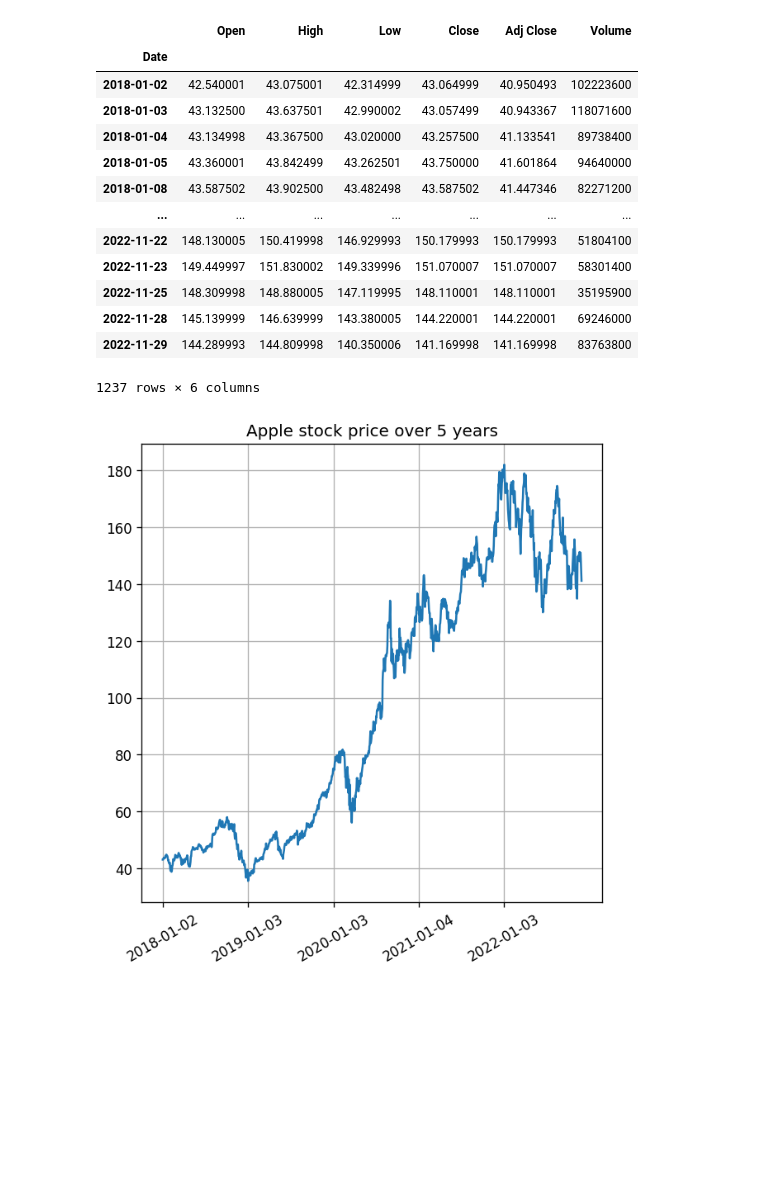
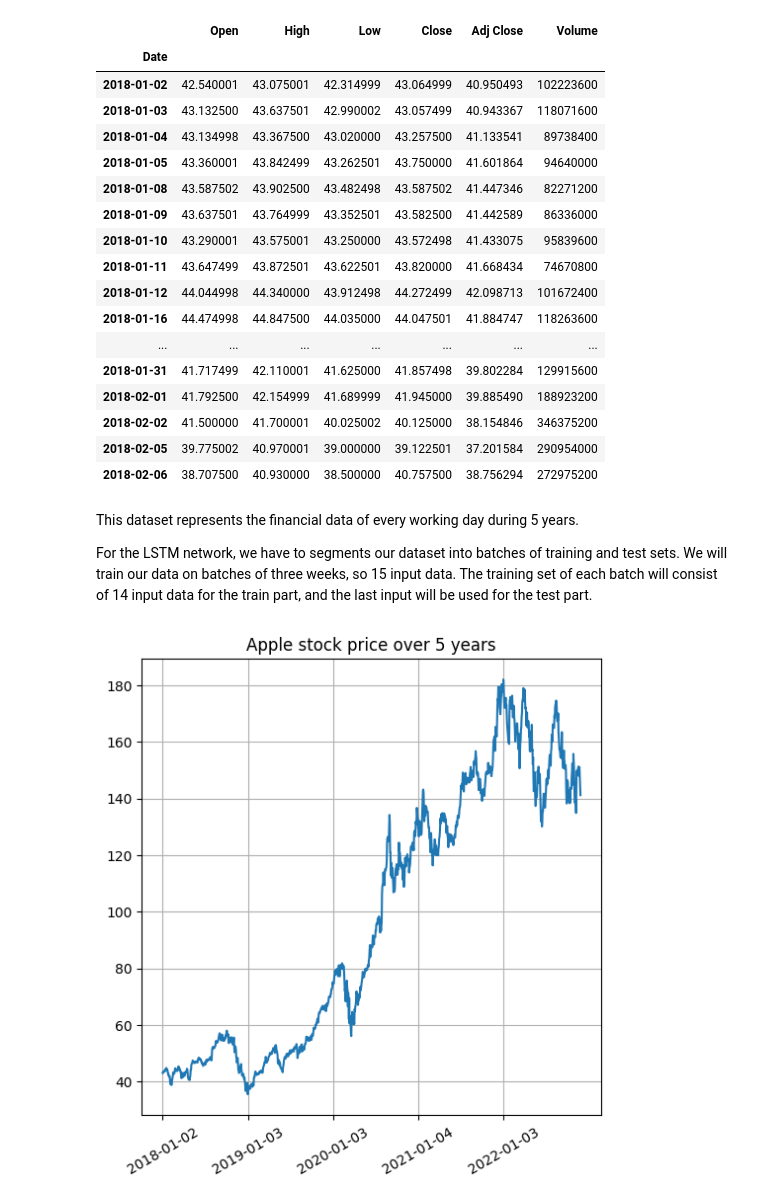
Before and after one commit to killianvervelle/Financial-Forecasting-with-Timeseries, a Jupyter notebook: LSTM.ipynb, the cells around one changed output. Saved outputs shown, nothing was run; the diff lists cells and outputs as text; code cells hidden in the pictures; blank space fills up the shorter version.

Commit message:
Added LSTM model

```diff
--- a/LSTM.ipynb
+++ b/LSTM.ipynb
@@ -14,22 +14,30 @@ df = pd.DataFrame(data)
 # %%
 df.set_index("Date", inplace=True)
 # %%
-df
+df[:25]
 # %% [output]
 |  | Open | High | Low | Close | Adj Close | Volume |
 | Date |  |  |  |  |  |  |
 | 2018-01-02 | 42.540001 | 43.075001 | 42.314999 | 43.064999 | 40.950493 | 102223600 |
 | 2018-01-03 | 43.132500 | 43.637501 | 42.990002 | 43.057499 | 40.943367 | 118071600 |
 | 2018-01-04 | 43.134998 | 43.367500 | 43.020000 | 43.257500 | 41.133541 | 89738400 |
 | 2018-01-05 | 43.360001 | 43.842499 | 43.262501 | 43.750000 | 41.601864 | 94640000 |
 | 2018-01-08 | 43.587502 | 43.902500 | 43.482498 | 43.587502 | 41.447346 | 82271200 |
+| 2018-01-09 | 43.637501 | 43.764999 | 43.352501 | 43.582500 | 41.442589 | 86336000 |
+| 2018-01-10 | 43.290001 | 43.575001 | 43.250000 | 43.572498 | 41.433075 | 95839600 |
+| 2018-01-11 | 43.647499 | 43.872501 | 43.622501 | 43.820000 | 41.668434 | 74670800 |
+| 2018-01-12 | 44.044998 | 44.340000 | 43.912498 | 44.272499 | 42.098713 | 101672400 |
+| 2018-01-16 | 44.474998 | 44.847500 | 44.035000 | 44.047501 | 41.884747 | 118263600 |
 | ... | ... | ... | ... | ... | ... | ... |
-| 2022-11-22 | 148.130005 | 150.419998 | 146.929993 | 150.179993 | 150.179993 | 51804100 |
-| 2022-11-23 | 149.449997 | 151.830002 | 149.339996 | 151.070007 | 151.070007 | 58301400 |
-| 2022-11-25 | 148.309998 | 148.880005 | 147.119995 | 148.110001 | 148.110001 | 35195900 |
-| 2022-11-28 | 145.139999 | 146.639999 | 143.380005 | 144.220001 | 144.220001 | 69246000 |
-| 2022-11-29 | 144.289993 | 144.809998 | 140.350006 | 141.169998 | 141.169998 | 83763800 |
+| 2018-01-31 | 41.717499 | 42.110001 | 41.625000 | 41.857498 | 39.802284 | 129915600 |
+| 2018-02-01 | 41.792500 | 42.154999 | 41.689999 | 41.945000 | 39.885490 | 188923200 |
+| 2018-02-02 | 41.500000 | 41.700001 | 40.025002 | 40.125000 | 38.154846 | 346375200 |
+| 2018-02-05 | 39.775002 | 40.970001 | 39.000000 | 39.122501 | 37.201584 | 290954000 |
+| 2018-02-06 | 38.707500 | 40.930000 | 38.500000 | 40.757500 | 38.756294 | 272975200 |
-1237 rows × 6 columns
+# %% [markdown]
+This dataset represents the financial data of every working day during 5 years.
+
+For the LSTM network, we have to segments our dataset into batches of training and test sets. We will train our data on batches of three weeks, so 15 input data. The training set of each batch will consist of 14 input data for the train part, and the last input will be used for the test part.
 # %%
 y = df['Close']
 plt.figure(figsize=(6, 6))
```
Also changed, not shown: parts of 14 cells of this notebook, 1 other file.
